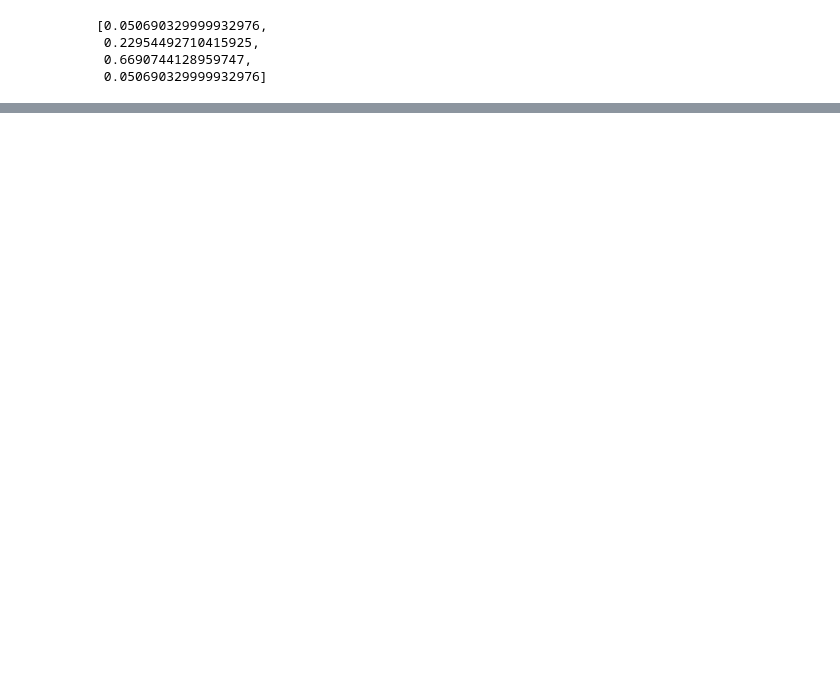
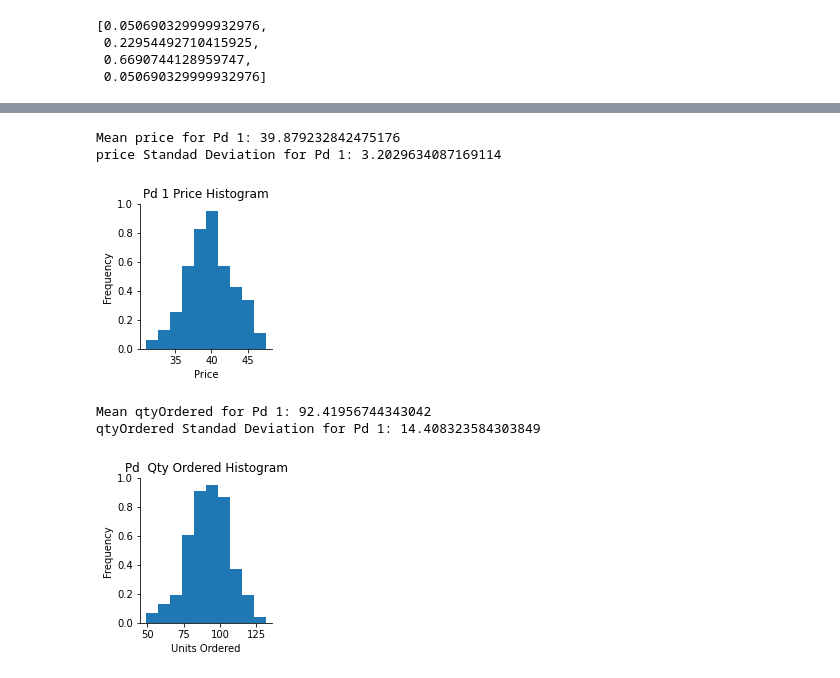
Before and after one commit to ConSeanway/BusinessGameRL, a Jupyter notebook: Demand_Prediction_RL_v3.ipynb, the cells around one changed output, grey strips where cells are left out. Drawn from its saved outputs; the diff is of its cells as text; code cells hidden in the pictures; blank space fills up the shorter version.

```diff
--- a/Demand_Prediction_RL_v3.ipynb
+++ b/Demand_Prediction_RL_v3.ipynb
@@ -469,0 +458,23 @@ sns.pairplot(pd.DataFrame(currPeriodPrice))
+# %%
+# Pd 1 pricing pairplot
+currPeriodPrice = prices[:,1]
+print("Mean price for Pd 1: " + str(statistics.mean(currPeriodPrice)))
+print("price Standad Deviation for Pd 1: " + str(statistics.stdev(currPeriodPrice)))
+ax = sns.pairplot(pd.DataFrame(currPeriodPrice))
+ax.set(title="Pd 1 Price Histogram", xlabel='Price', ylabel='Frequency')
+plt.show()
+
+# Pd 1 qtyOrdered pairplot
+currPdQty = qtyOrdered[:,1]
+print("Mean qtyOrdered for Pd 1: " + str(statistics.mean(currPdQty)))
+print("qtyOrdered Standad Deviation for Pd 1: " + str(statistics.stdev(currPdQty)))
+ax = sns.pairplot(pd.DataFrame(currPdQty))
+ax.set(title="Pd  Qty Ordered Histogram", xlabel='Units Ordered', ylabel='Frequency')
+plt.show()
+# %% [output]
+Mean price for Pd 1: 39.879232842475176
+price Standad Deviation for Pd 1: 3.2029634087169114
+[figure, added]
+Mean qtyOrdered for Pd 1: 92.41956744343042
+qtyOrdered Standad Deviation for Pd 1: 14.408323584303849
+[figure, added]
```
Also changed, not shown: parts of 14 cells of this notebook.
